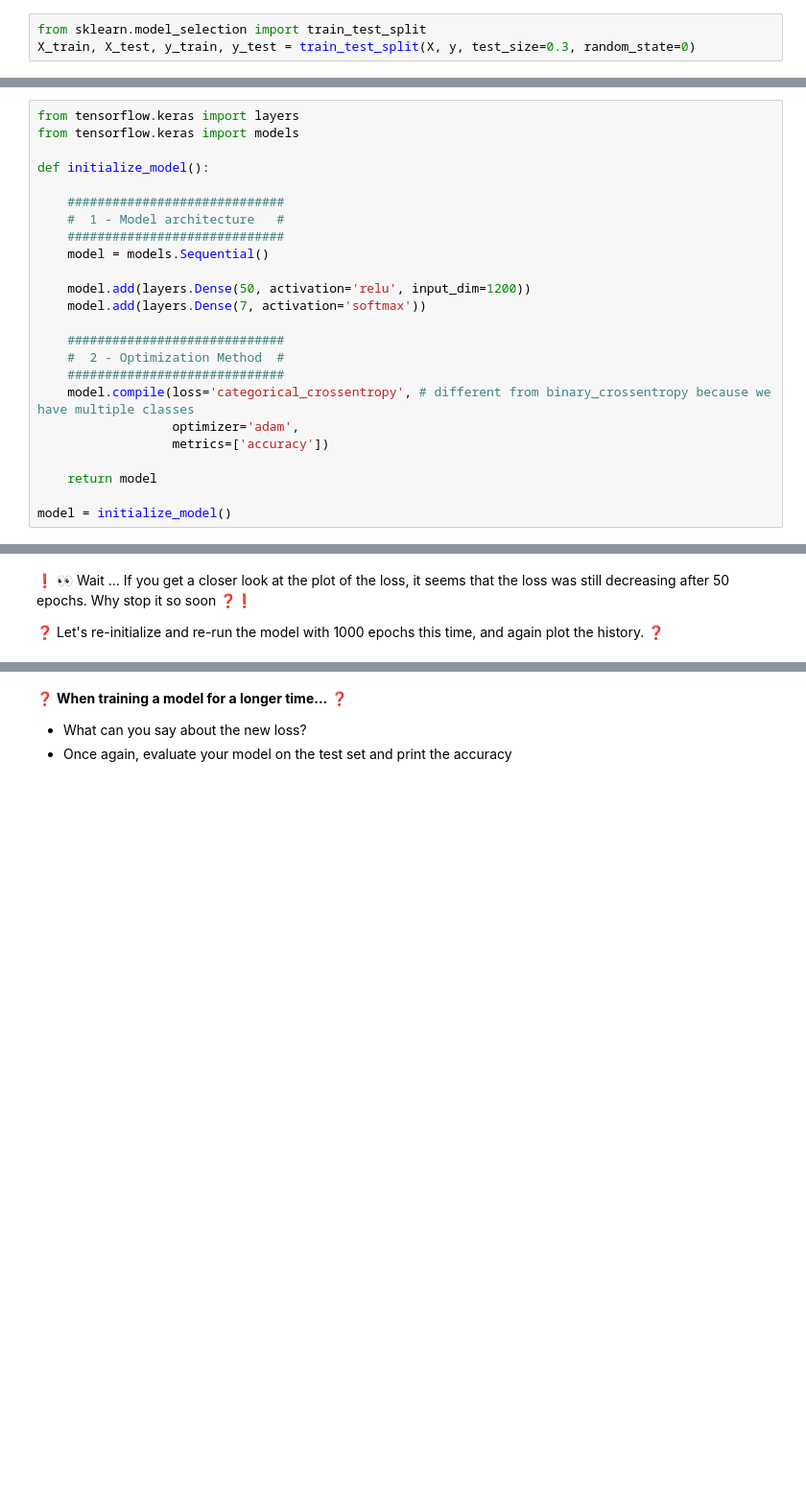
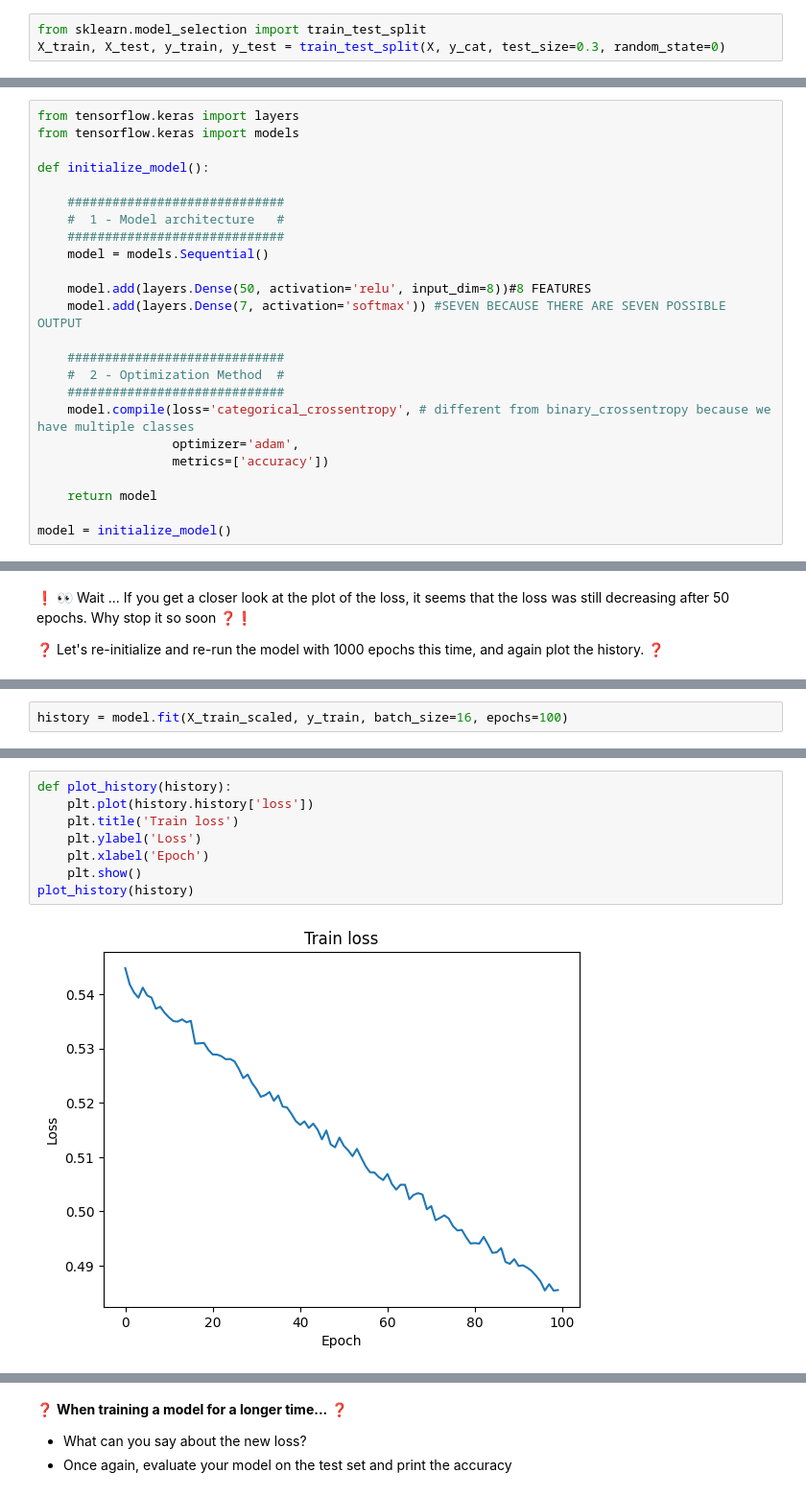
Before and after one commit to gauthieret/data-multiclass-classification, a Jupyter notebook: multiclass_classification.ipynb, the cells around one changed output, grey strips where cells are left out. Shown at 96% size. Saved outputs shown, nothing was run; the diff lists cells and outputs as text; blank space fills up the shorter version.

```diff
--- a/multiclass_classification.ipynb
+++ b/multiclass_classification.ipynb
@@ -147,7 +147,7 @@ array([[0., 0., 1., ..., 0., 0., 0.],
 Remark: Please call the variables `X_train`, `X_test`, `y_train`, and `y_test` ❓
 # %%
 from sklearn.model_selection import train_test_split
-X_train, X_test, y_train, y_test = train_test_split(X, y, test_size=0.3, random_state=0)
+X_train, X_test, y_train, y_test = train_test_split(X, y_cat, test_size=0.3, random_state=0)
 # %% [markdown]
 In Deep Learning, as in any Machine Learning algorithm, your numerical features should be scaled.
 
@@ -177,8 +177,8 @@ def initialize_model():
     #############################
     model = models.Sequential()
 
-    model.add(layers.Dense(50, activation='relu', input_dim=1200))
-    model.add(layers.Dense(7, activation='softmax'))
+    model.add(layers.Dense(50, activation='relu', input_dim=8))#8 FEATURES
+    model.add(layers.Dense(7, activation='softmax')) #SEVEN BECAUSE THERE ARE SEVEN POSSIBLE OUTPUT
 
     #############################
     #  2 - Optimization Method  #
@@ -242,0 +281,2 @@ print(result.check())
+# %%
+history = model.fit(X_train_scaled, y_train, batch_size=16, epochs=100)
@@ -242,0 +301,10 @@ print(result.check())
+# %%
+def plot_history(history):
+    plt.plot(history.history['loss'])
+    plt.title('Train loss')
+    plt.ylabel('Loss')
+    plt.xlabel('Epoch')
+    plt.show()
+plot_history(history)
+# %% [output]
+[figure, added]
```
Also changed, not shown: parts of 13 cells of this notebook.
